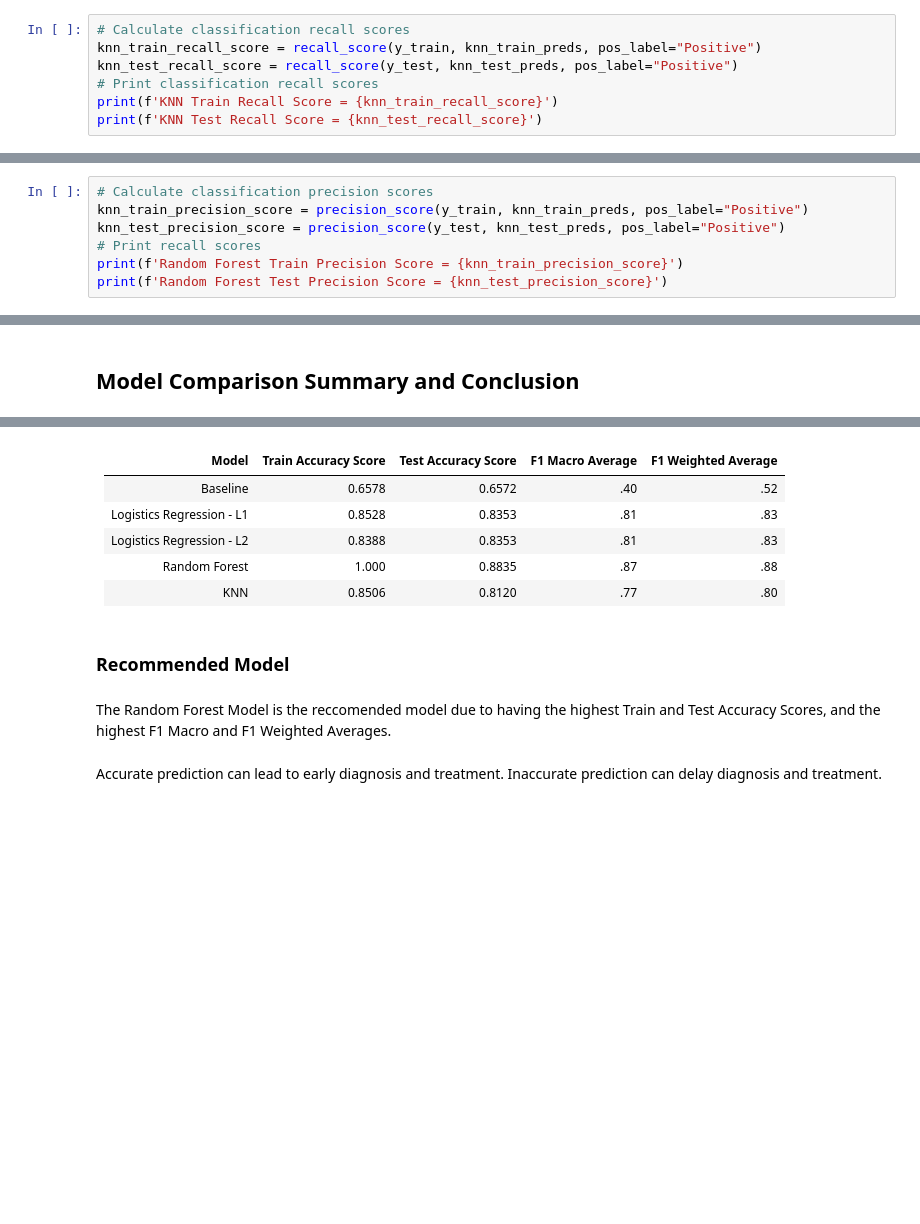
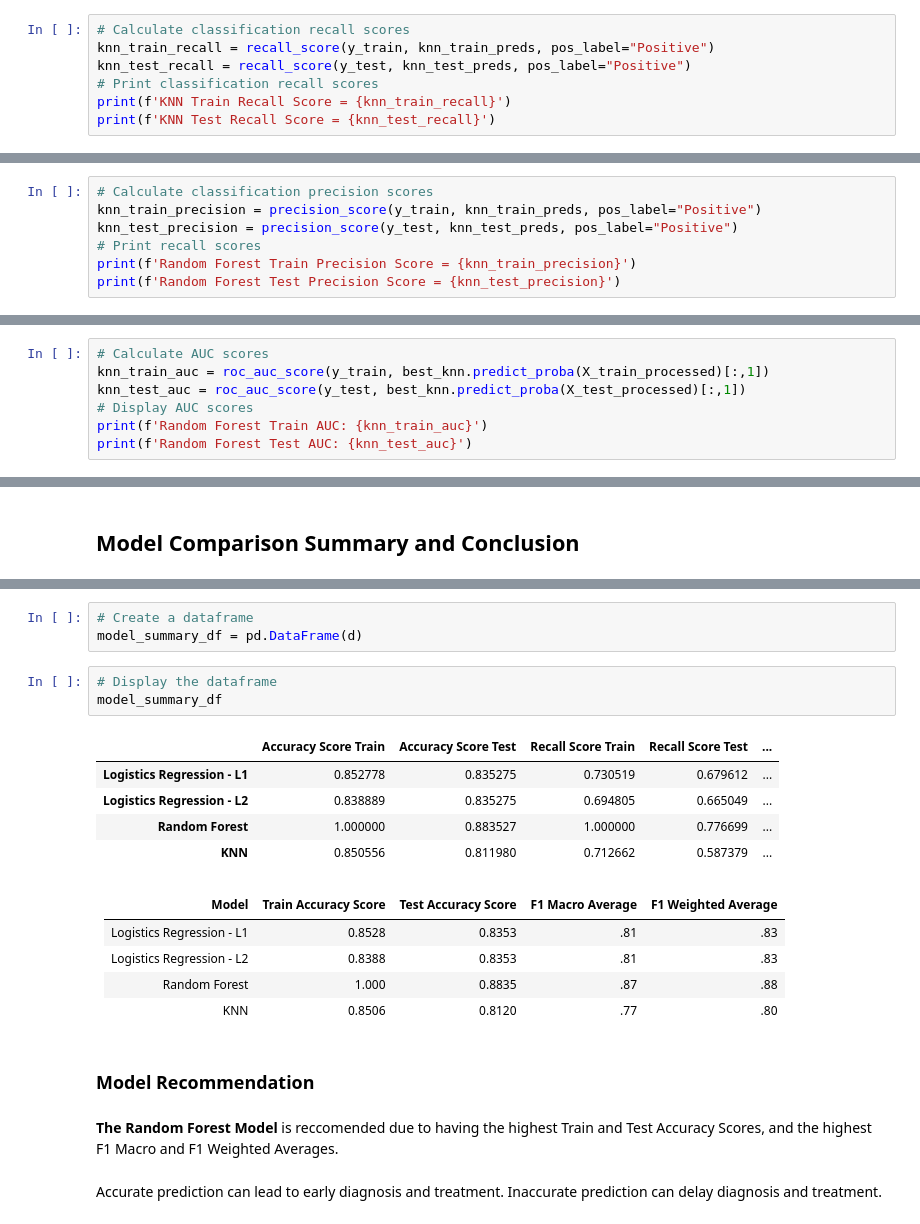
Before and after one commit to YBilodeau/Metabolic-Syndrome-Prediction-Project, a Jupyter notebook: Prediction_of_Metabolic_Syndrome_Using_Machine_Learning.ipynb, the cells around one changed output, grey strips where cells are left out. Saved outputs shown, nothing was run; the diff lists cells and outputs as text; blank space fills up the shorter version.

```diff
--- a/Prediction_of_Metabolic_Syndrome_Using_Machine_Learning.ipynb
+++ b/Prediction_of_Metabolic_Syndrome_Using_Machine_Learning.ipynb
@@ -2153,11 +2148,11 @@ KNN Test Accuracy Score: 0.8119800332778702
 ###### **Recall Scores**
 # %%
 # Calculate classification recall scores
-knn_train_recall_score = recall_score(y_train, knn_train_preds, pos_label="Positive")
-knn_test_recall_score = recall_score(y_test, knn_test_preds, pos_label="Positive")
+knn_train_recall = recall_score(y_train, knn_train_preds, pos_label="Positive")
+knn_test_recall = recall_score(y_test, knn_test_preds, pos_label="Positive")
 # Print classification recall scores
-print(f'KNN Train Recall Score = {knn_train_recall_score}')
-print(f'KNN Test Recall Score = {knn_test_recall_score}')
+print(f'KNN Train Recall Score = {knn_train_recall}')
+print(f'KNN Test Recall Score = {knn_test_recall}')
 # %% [output]
 KNN Train Recall Score = 0.7126623376623377
 KNN Test Recall Score = 0.587378640776699
@@ -2165,11 +2160,11 @@ KNN Test Recall Score = 0.587378640776699
 ###### **Precision Scores**
 # %%
 # Calculate classification precision scores
-knn_train_precision_score = precision_score(y_train, knn_train_preds, pos_label="Positive")
-knn_test_precision_score = precision_score(y_test, knn_test_preds, pos_label="Positive")
+knn_train_precision = precision_score(y_train, knn_train_preds, pos_label="Positive")
+knn_test_precision = precision_score(y_test, knn_test_preds, pos_label="Positive")
 # Print recall scores
-print(f'Random Forest Train Precision Score = {knn_train_precision_score}')
-print(f'Random Forest Test Precision Score = {knn_test_precision_score}')
+print(f'Random Forest Train Precision Score = {knn_train_precision}')
+print(f'Random Forest Test Precision Score = {knn_test_precision}')
 # %% [output]
 Random Forest Train Precision Score = 0.8267419962335216
 Random Forest Test Precision Score = 0.8120805369127517
@@ -2175,0 +2173,7 @@ Random Forest Test Precision Score = 0.8120805369127517
+# %%
+# Calculate AUC scores
+knn_train_auc = roc_auc_score(y_train, best_knn.predict_proba(X_train_processed)[:,1])
+knn_test_auc = roc_auc_score(y_test, best_knn.predict_proba(X_test_processed)[:,1])
+# Display AUC scores
+print(f'Random Forest Train AUC: {knn_train_auc}')
+print(f'Random Forest Test AUC: {knn_test_auc}')
@@ -2356,15 +2405,26 @@ KNN Test Accuracy Score: 0.8119800332778702
+# %%
+# Create a dataframe
+model_summary_df = pd.DataFrame(d)
+# %%
+# Display the dataframe
+model_summary_df
+# %% [output]
+|  | Accuracy Score Train | Accuracy Score Test | Recall Score Train | Recall Score Test | ... |
+| Logistics Regression - L1 | 0.852778 | 0.835275 | 0.730519 | 0.679612 | ... |
+| Logistics Regression - L2 | 0.838889 | 0.835275 | 0.694805 | 0.665049 | ... |
+| Random Forest | 1.000000 | 0.883527 | 1.000000 | 0.776699 | ... |
+| KNN | 0.850556 | 0.811980 | 0.712662 | 0.587379 | ... |
 # %% [markdown]
 | Model | Train Accuracy Score | Test Accuracy Score | F1 Macro Average | F1 Weighted Average |
 | ----------- | ----------- | ----------- | ----------- | ----------- |
-| Baseline | 0.6578 | 0.6572 | .40 | .52 |
 | Logistics Regression - L1 | 0.8528 | 0.8353 | .81 | .83 |
 | Logistics Regression - L2 | 0.8388 | 0.8353 | .81 | .83  |
 | Random Forest | 1.000 | 0.8835 | .87 | .88  |
 | KNN | 0.8506 | 0.8120 | .77 | .80 |
 # %% [markdown]
-### **Recommended Model**
+### **Model Recommendation**
 # %% [markdown]
-The Random Forest Model is the reccomended model due to having the highest Train and Test Accuracy Scores, and the highest F1 Macro and F1 Weighted Averages.
+**The Random Forest Model** is reccomended due to having the highest Train and Test Accuracy Scores, and the highest F1 Macro and F1 Weighted Averages.
 # %% [markdown]
 Accurate prediction can lead to early diagnosis and treatment. Inaccurate prediction can delay diagnosis and treatment.
 # %% [markdown]
```
Also changed, not shown: parts of 67 cells of this notebook.
